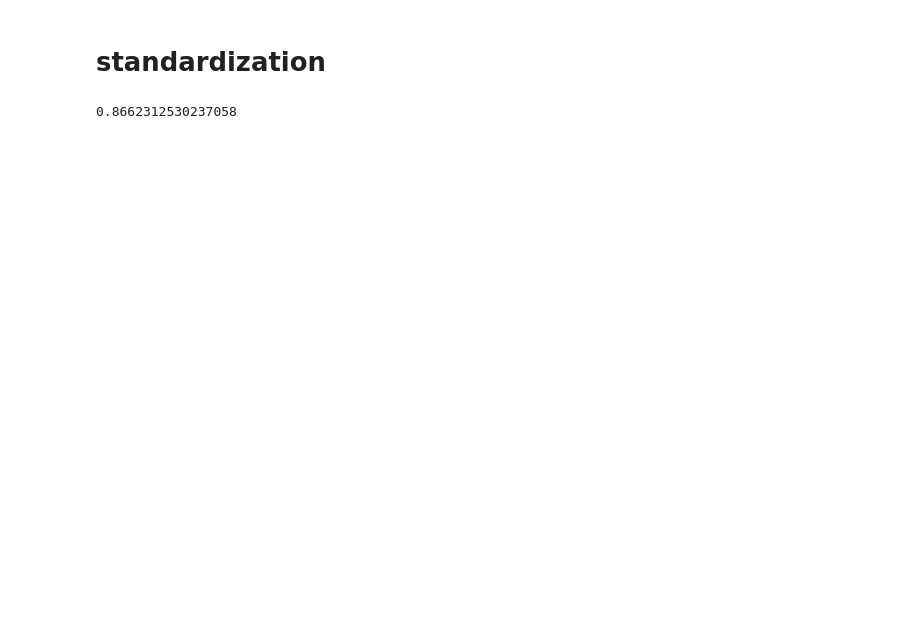
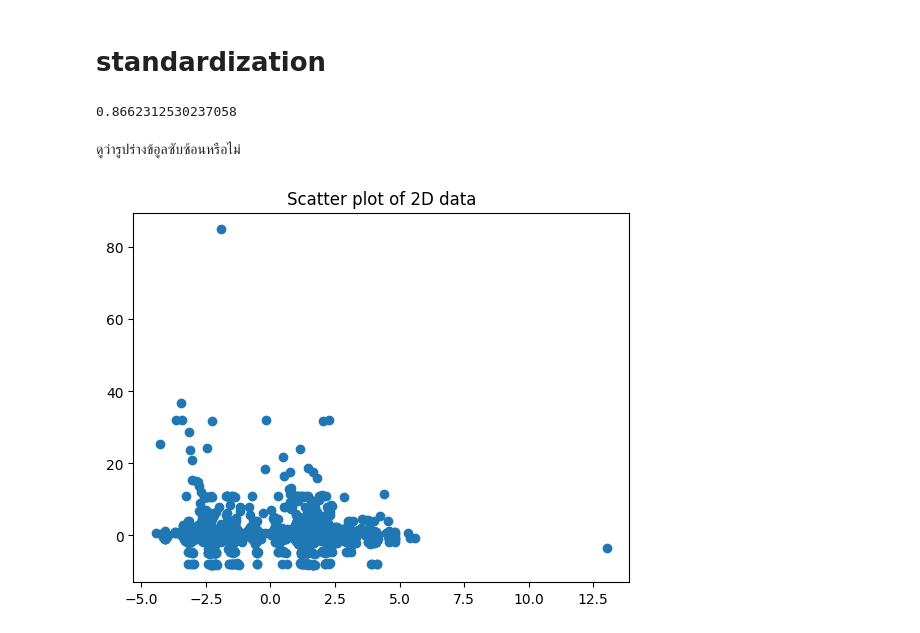
Before and after one commit to Suchada2000/MY-WORK, a Jupyter notebook: Untitled34.ipynb, the cells around one changed output. Drawn from its saved outputs; the diff is of its cells as text; code cells hidden in the pictures; blank space fills up the shorter version.

```diff
--- a/Untitled34.ipynb
+++ b/Untitled34.ipynb
@@ -157,0 +165,7 @@ X_train, X_test, y_train, y_test = train_test_split(X, y, random_state=42)
+# %%
+# สมมติว่า 'Target' เป็นคอลัมน์เป้าหมาย df_fraud
+X_df_non_fraud = df.drop(columns=["FNF"])  # ลบคอลัมน์ Target ออก
+y_df_non_fraud = df["FNF"]  # กำหนด Target
+
+from sklearn.model_selection import train_test_split
+X_train_df_non_fraud, X_test_df_non_fraud, y_train_df_non_fraud, y_test_df_non_fraud = train_test_split(X_df_non_fraud, y_df_non_fraud, random_state=42)
@@ -204,0 +208,12 @@ Encoded Training Data:
+# %%
+# ใช้ TargetEncoder
+import category_encoders as ce
+encoder = ce.TargetEncoder()
+X_train_encoded_df_non_fraud = encoder.fit_transform(X_train_df_non_fraud, y_train_df_non_fraud)
+X_test_encoded_df_non_fraud = encoder.transform(X_test_df_non_fraud)
+
+# แสดงผลลัพธ์
+print("Encoded Training Data:")
+print(X_train_encoded_df_non_fraud)
+print("Encoded Testing Data:")
+print(X_test_encoded_df_non_fraud)
@@ -213 +282,7 @@ X_scaled = scaler.transform(X_train_encoded)
+# %%
+from sklearn.preprocessing import StandardScaler
+from sklearn import preprocessing
+# สมมุติว่า X_train คือชุดข้อมูลฝึกที่ต้องการปรับขนาด
+scaler_df_non_fraud = preprocessing.StandardScaler().fit(X_train_encoded_df_non_fraud)
+X_scaled_df_non_fraud = scaler_df_non_fraud.transform(X_train_encoded_df_non_fraud)
 # %%
@@ -228,2 +304,18 @@ print(pipe.score(X_test_encoded, y_test))
 # %% [output]
 0.8662312530237058
+# %% [markdown]
+ดูว่ารูปร่างข้อูลซับซ้อนหรือไม่
+# %%
+import matplotlib.pyplot as plt
+from sklearn.decomposition import PCA
+
+# ลดมิติข้อมูลให้เหลือ 2D เพื่อการแสดงผล
+pca = PCA(n_components=2)
+X_scaled_df_non_fraud_2d = pca.fit_transform(X_scaled_df_non_fraud)
+
+# แสดง scatter plot
+plt.scatter(X_scaled_df_non_fraud_2d[:, 0], X_scaled_df_non_fraud_2d[:, 1])
+plt.title('Scatter plot of 2D data')
+plt.show()
+# %% [output]
+[figure, added]
```
Also changed, not shown: parts of 16 cells of this notebook.
